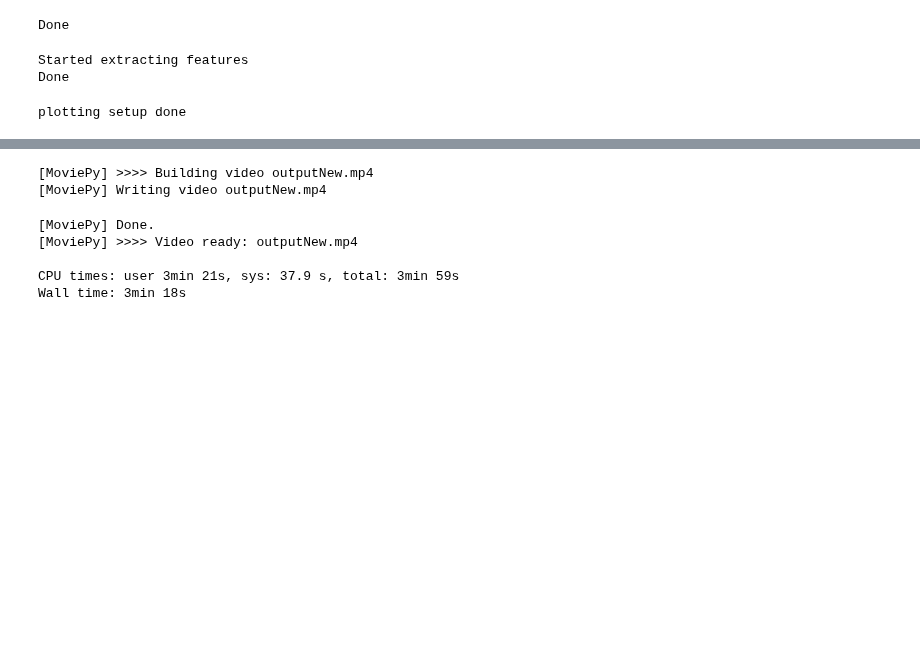
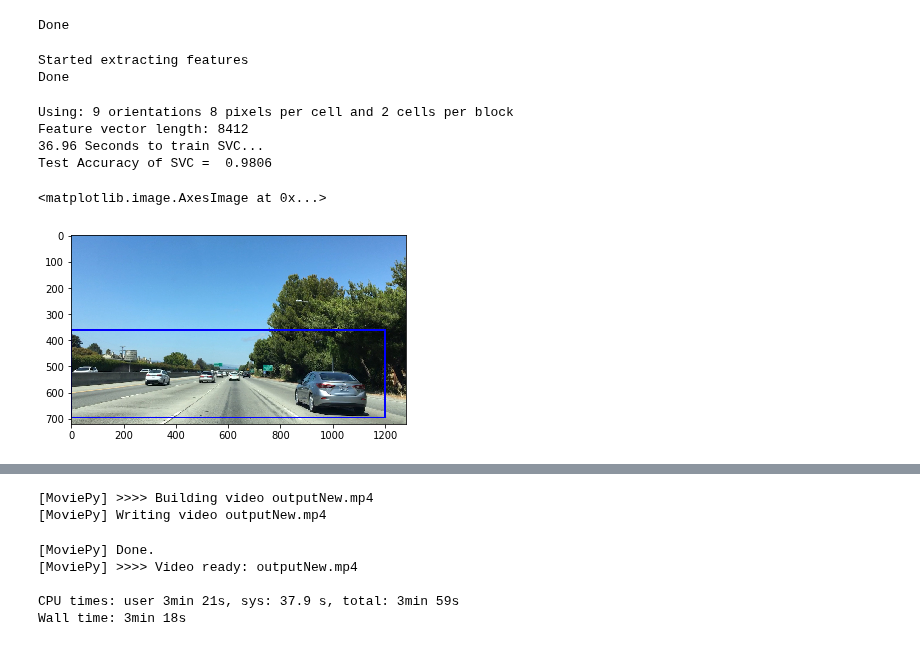
Before and after one commit to ikartiks/CarND-Vehicle-Detection-And-Tracking, a Jupyter notebook: P1.ipynb, the cells around one changed output, grey strips where cells are left out. Saved outputs shown, nothing was run; the diff lists cells and outputs as text; code cells hidden in the pictures; blank space fills up the shorter version.

```diff
--- a/P1.ipynb
+++ b/P1.ipynb
@@ -327,3 +332,5 @@ Done
 # %%
 #Joblib didnt work
 #from sklearn.externals import joblib
+with open('abc.pkl', 'wb') as file:
+    pickle.dump(svc, file)
@@ -735,10 +750,10 @@ Done
 # %%
 #Use linear svc
 
+
 # Split up data into randomized training and test sets
 rand_state = np.random.randint(0, 100)
-X_train, X_test, y_train, y_test = train_test_split(
-    scaled_X, y, test_size=0.2, random_state=rand_state)
+X_train, X_test, y_train, y_test = train_test_split(scaled_X, y, test_size=0.2, random_state=rand_state)
 
 print('Using:',orient,'orientations',pix_per_cell,
     'pixels per cell and', cell_per_block,'cells per block')
@@ -752,30 +767,56 @@ t2 = time.time()
 print(round(t2-t, 2), 'Seconds to train SVC...')
 # Check the score of the SVC
 print('Test Accuracy of SVC = ', round(svc.score(X_test, y_test), 4))
+# %% [output]
+Using: 9 orientations 8 pixels per cell and 2 cells per block
+Feature vector length: 8412
+36.96 Seconds to train SVC...
+Test Accuracy of SVC =  0.9806
 # %%
-# Check the prediction time for a single sample
+# Using search and classify
+
+
 t=time.time()
 
 image = mpimg.imread('bbox-example-image.jpg')
+
+heat = np.zeros_like(image[:,:,0]).astype(np.float)
+
 draw_image = np.copy(image)
 
 # Uncomment the following line if you extracted training
 # data from .png images (scaled 0 to 1 by mpimg) and the
 # image you are searching is a .jpg (scaled 0 to 255)
 #image = image.astype(np.float32)/255
 
 windows = slide_window(image, x_start_stop=[None, None], y_start_stop=y_start_stop,
                     xy_window=(96, 96), xy_overlap=(0.5, 0.5))
 
 hot_windows = search_windows(image, windows, svc, X_scaler, color_space=color_space,
                         spatial_size=spatial_size, hist_bins=hist_bins,
                         orient=orient, pix_per_cell=pix_per_cell,
                         cell_per_block=cell_per_block,
                         hog_channel=hog_channel, spatial_feat=spatial_feat,
                         hist_feat=hist_feat, hog_feat=hog_feat)
 
-window_img = draw_boxes(draw_image, hot_windows, color=(0, 0, 255), thick=6)
 
-plt.imshow(window_img)
+heat = add_heat(heat,hot_windows)
+
+# Apply threshold to help remove false positives
+heat = apply_threshold(heat,1)
+
+# Visualize the heatmap when displaying
+heatmap = np.clip(heat, 0, 255)
+
+# Find final boxes from heatmap using label function
+labels = label(heatmap)
+
+#print(labels.shape,' \n ',lables)
+
+draw_img = draw_labeled_bboxes(draw_image, labels)
+#window_img = draw_boxes(draw_image, hot_windows, color=(0, 0, 255), thick=6)
+
+plt.imshow(draw_img)
 # %% [output]
-plotting setup done
+<matplotlib.image.AxesImage at 0x...>
+[figure, added]
```
Also changed, not shown: parts of 3 cells of this notebook, 1 other file.
